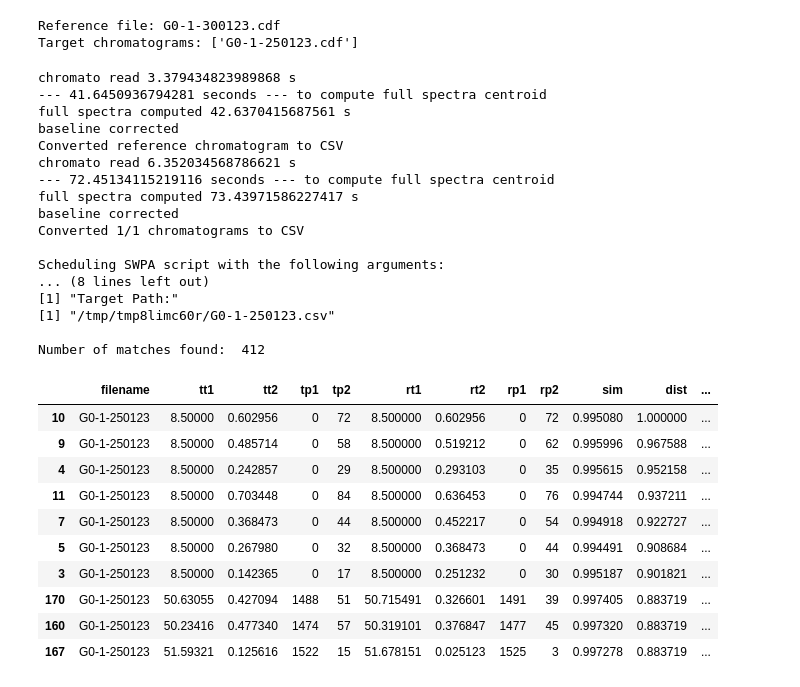
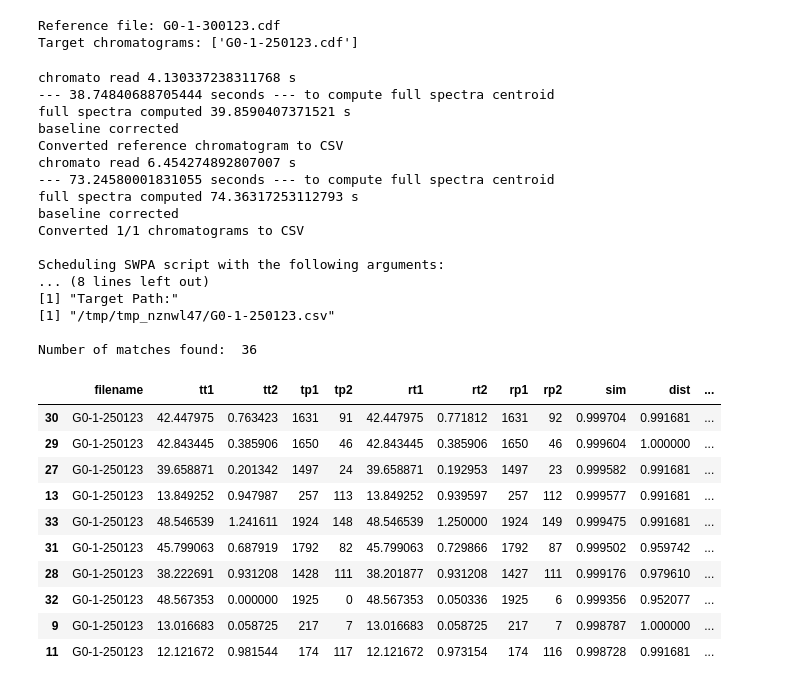
Before and after one commit to ahmedhassayoune/Python-2DGC-Alignment, a Jupyter notebook: notebooks/swpa.ipynb, the cells around one changed output. Saved outputs shown, nothing was run; the diff lists cells and outputs as text; code cells hidden in the pictures.

```diff
--- a/notebooks/swpa.ipynb
+++ b/notebooks/swpa.ipynb
@@ -6,8 +6,9 @@ path_to_scr_folder=os.path.join(os.path.dirname(os.path.abspath('')), 'src')
 sys.path.append(path_to_scr_folder)
 # %%
 # TODO: change all the paths to the correct ones
-INPUT_DIR = '/home/ahassayoune/swpa_test'
+INPUT_DIR = '/home/ahassayoune/swpa_test/input'
 REF_FILENAME = 'G0-1-300123.cdf'
+MOD_TIME = 1.25
 # %%
 print(f"Reference file: {REF_FILENAME}")
 target_files = [file for file in os.listdir(INPUT_DIR) if file.endswith('.cdf') and file != REF_FILENAME]
@@ -18,39 +19,39 @@ Target chromatograms: ['G0-1-250123.cdf']
 # %%
 from swpa_peak_alignment import swpa_peak_alignment
 
-matches = swpa_peak_alignment(INPUT_DIR, REF_FILENAME, mod_time=1.7)
+matches = swpa_peak_alignment(INPUT_DIR, REF_FILENAME, mod_time=MOD_TIME)
 
 print("\nNumber of matches found: ", len(matches))
 matches.head(10)
 # %% [output]
-chromato read 3.379434823989868 s
---- 41.6450936794281 seconds --- to compute full spectra centroid
-full spectra computed 42.6370415687561 s
+chromato read 4.130337238311768 s
+--- 38.74840688705444 seconds --- to compute full spectra centroid
+full spectra computed 39.8590407371521 s
 baseline corrected
 Converted reference chromatogram to CSV
-chromato read 6.352034568786621 s
---- 72.45134115219116 seconds --- to compute full spectra centroid
-full spectra computed 73.43971586227417 s
+chromato read 6.454274892807007 s
+--- 73.24580001831055 seconds --- to compute full spectra centroid
+full spectra computed 74.36317253112793 s
 baseline corrected
 Converted 1/1 chromatograms to CSV
 
 Scheduling SWPA script with the following arguments:
 ... (8 lines left out)
 [1] "Target Path:"
-[1] "/tmp/tmp8limc60r/G0-1-250123.csv"
+[1] "/tmp/tmp_nznwl47/G0-1-250123.csv"
 
-Number of matches found:  412
+Number of matches found:  36
 |  | filename | tt1 | tt2 | tp1 | tp2 | rt1 | rt2 | rp1 | rp2 | sim | dist | ... |
-| 10 | G0-1-250123 | 8.50000 | 0.602956 | 0 | 72 | 8.500000 | 0.602956 | 0 | 72 | 0.995080 | 1.000000 | ... |
-| 9 | G0-1-250123 | 8.50000 | 0.485714 | 0 | 58 | 8.500000 | 0.519212 | 0 | 62 | 0.995996 | 0.967588 | ... |
-| 4 | G0-1-250123 | 8.50000 | 0.242857 | 0 | 29 | 8.500000 | 0.293103 | 0 | 35 | 0.995615 | 0.952158 | ... |
-| 11 | G0-1-250123 | 8.50000 | 0.703448 | 0 | 84 | 8.500000 | 0.636453 | 0 | 76 | 0.994744 | 0.937211 | ... |
-| 7 | G0-1-250123 | 8.50000 | 0.368473 | 0 | 44 | 8.500000 | 0.452217 | 0 | 54 | 0.994918 | 0.922727 | ... |
-| 5 | G0-1-250123 | 8.50000 | 0.267980 | 0 | 32 | 8.500000 | 0.368473 | 0 | 44 | 0.994491 | 0.908684 | ... |
-| 3 | G0-1-250123 | 8.50000 | 0.142365 | 0 | 17 | 8.500000 | 0.251232 | 0 | 30 | 0.995187 | 0.901821 | ... |
-| 170 | G0-1-250123 | 50.63055 | 0.427094 | 1488 | 51 | 50.715491 | 0.326601 | 1491 | 39 | 0.997405 | 0.883719 | ... |
-| 160 | G0-1-250123 | 50.23416 | 0.477340 | 1474 | 57 | 50.319101 | 0.376847 | 1477 | 45 | 0.997320 | 0.883719 | ... |
-| 167 | G0-1-250123 | 51.59321 | 0.125616 | 1522 | 15 | 51.678151 | 0.025123 | 1525 | 3 | 0.997278 | 0.883719 | ... |
+| 30 | G0-1-250123 | 42.447975 | 0.763423 | 1631 | 91 | 42.447975 | 0.771812 | 1631 | 92 | 0.999704 | 0.991681 | ... |
+| 29 | G0-1-250123 | 42.843445 | 0.385906 | 1650 | 46 | 42.843445 | 0.385906 | 1650 | 46 | 0.999604 | 1.000000 | ... |
+| 27 | G0-1-250123 | 39.658871 | 0.201342 | 1497 | 24 | 39.658871 | 0.192953 | 1497 | 23 | 0.999582 | 0.991681 | ... |
+| 13 | G0-1-250123 | 13.849252 | 0.947987 | 257 | 113 | 13.849252 | 0.939597 | 257 | 112 | 0.999577 | 0.991681 | ... |
+| 33 | G0-1-250123 | 48.546539 | 1.241611 | 1924 | 148 | 48.546539 | 1.250000 | 1924 | 149 | 0.999475 | 0.991681 | ... |
+| 31 | G0-1-250123 | 45.799063 | 0.687919 | 1792 | 82 | 45.799063 | 0.729866 | 1792 | 87 | 0.999502 | 0.959742 | ... |
+| 28 | G0-1-250123 | 38.222691 | 0.931208 | 1428 | 111 | 38.201877 | 0.931208 | 1427 | 111 | 0.999176 | 0.979610 | ... |
+| 32 | G0-1-250123 | 48.567353 | 0.000000 | 1925 | 0 | 48.567353 | 0.050336 | 1925 | 6 | 0.999356 | 0.952077 | ... |
+| 9 | G0-1-250123 | 13.016683 | 0.058725 | 217 | 7 | 13.016683 | 0.058725 | 217 | 7 | 0.998787 | 1.000000 | ... |
+| 11 | G0-1-250123 | 12.121672 | 0.981544 | 174 | 117 | 12.121672 | 0.973154 | 174 | 116 | 0.998728 | 0.991681 | ... |
 # %%
 import plot
 from read_chroma import read_only_chroma
```
Also changed, not shown: parts of 1 cell of this notebook.
